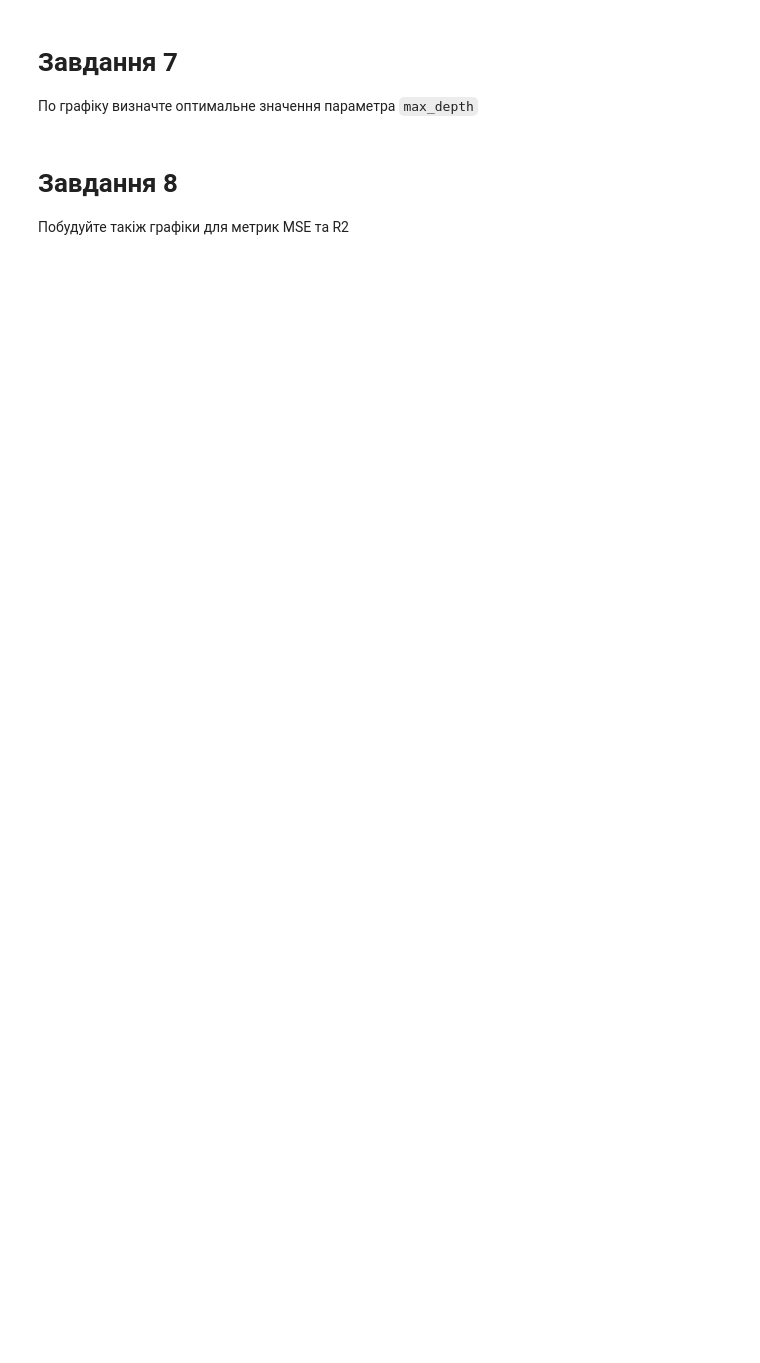
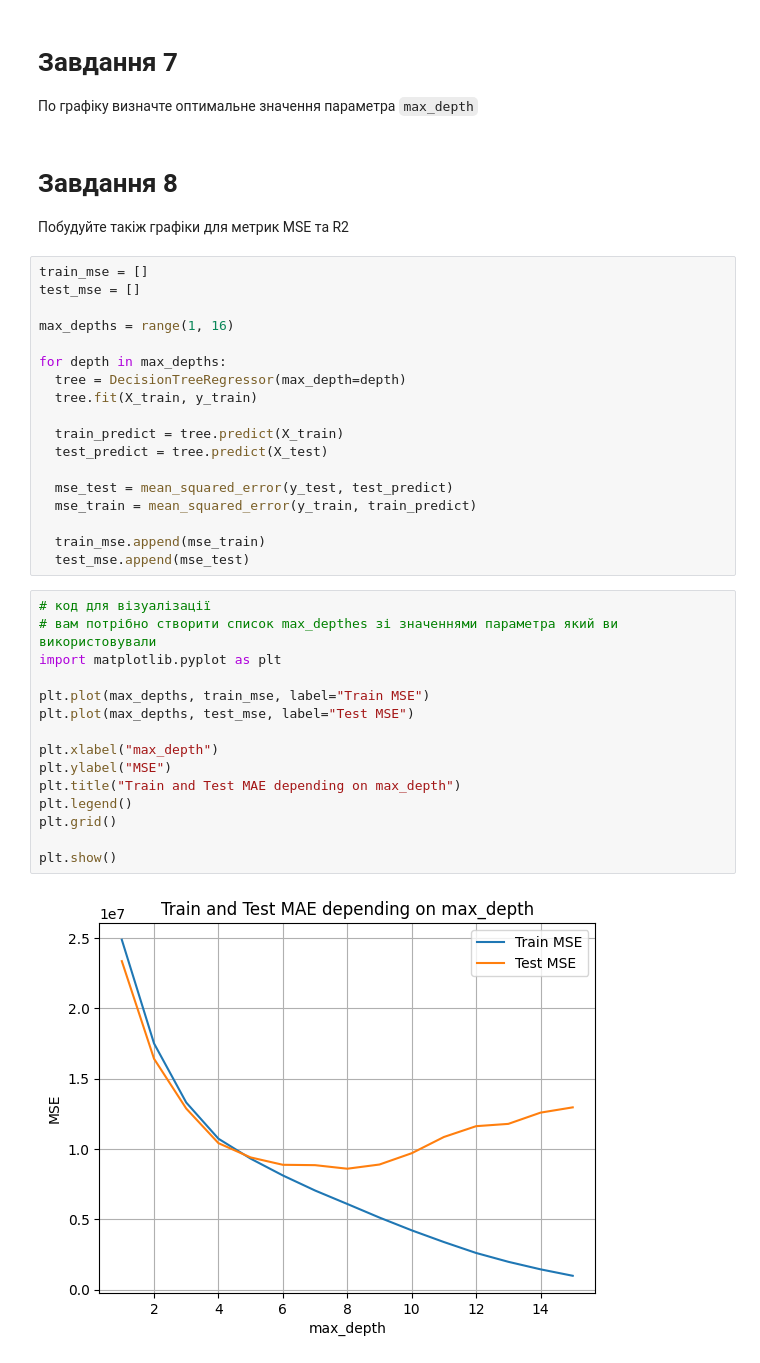
Before and after one commit to ValeriiSlynko/IT-STEP-Practice, a Jupyter notebook: Practice_Pandas/Practice_Overfitting.ipynb, the cells around one changed output. Drawn from its saved outputs; the diff is of its cells as text; blank space fills up the shorter version.

```diff
--- a/Practice_Pandas/Practice_Overfitting.ipynb
+++ b/Practice_Pandas/Practice_Overfitting.ipynb
@@ -177,3 +231,38 @@ NameError: name 'max_depths' is not defined
 # %% [markdown]
 # Завдання 8
 Побудуйте такіж графіки для метрик MSE та R2
+# %%
+train_mse = []
+test_mse = []
+
+max_depths = range(1, 16)
+
+for depth in max_depths:
+  tree = DecisionTreeRegressor(max_depth=depth)
+  tree.fit(X_train, y_train)
+
+  train_predict = tree.predict(X_train)
+  test_predict = tree.predict(X_test)
+
+  mse_test = mean_squared_error(y_test, test_predict)
+  mse_train = mean_squared_error(y_train, train_predict)
+
+  train_mse.append(mse_train)
+  test_mse.append(mse_test)
+# %%
+# код для візуалізації
+# вам потрібно створити список max_depthes зі значеннями параметра який ви використовували
+import matplotlib.pyplot as plt
+
+plt.plot(max_depths, train_mse, label="Train MSE")
+plt.plot(max_depths, test_mse, label="Test MSE")
+
+plt.xlabel("max_depth")
+plt.ylabel("MSE")
+plt.title("Train and Test MAE depending on max_depth")
+plt.legend()
+plt.grid()
+
+plt.show()
+# %% [output]
+[figure, added]
```
Also changed, not shown: parts of 6 cells of this notebook.
